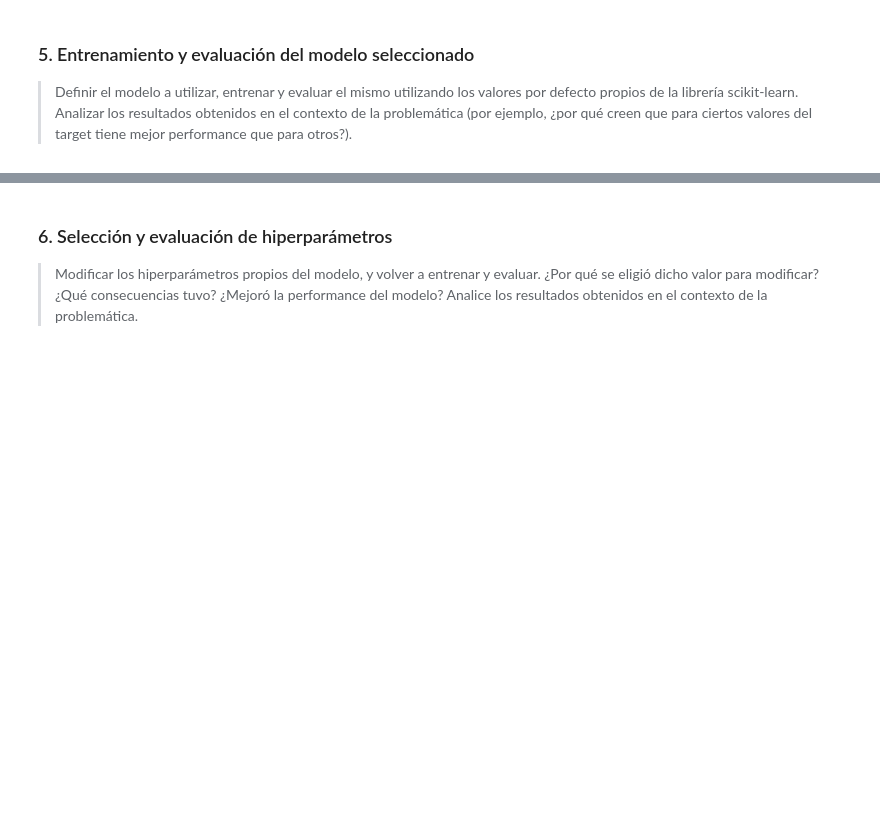
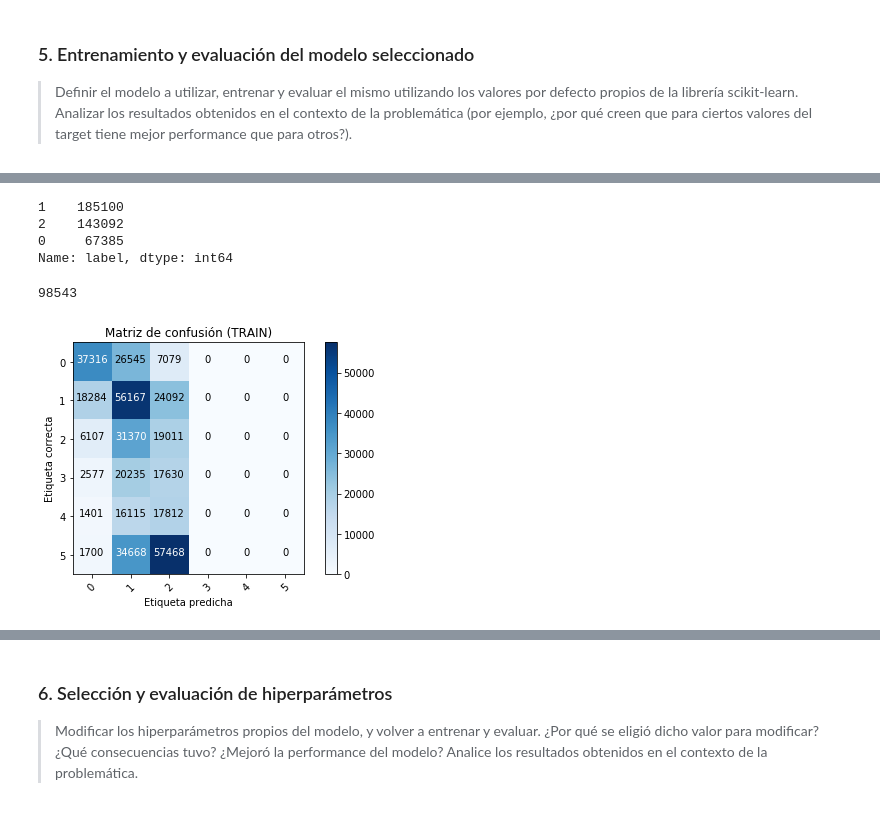
Before and after one commit to NSalina/diplodatos_2019, a Jupyter notebook: mentoria_envios/Practico3_IAA_Mentoria_cuando_llega.ipynb, the cells around one changed output, grey strips where cells are left out. Saved outputs shown, nothing was run; the diff lists cells and outputs as text; code cells hidden in the pictures; blank space fills up the shorter version.

Commit message:
avances poco prolijos pero con pruebas sobre modelos

```diff
--- a/mentoria_envios/Practico3_IAA_Mentoria_cuando_llega.ipynb
+++ b/mentoria_envios/Practico3_IAA_Mentoria_cuando_llega.ipynb
@@ -266,0 +314,10 @@ Name: ds_train, dtype: float64
+# %%
+sample_size = 100/100
+train_sample_size = int(ds_train.shape[0]*sample_size) - 1
+ds_train_sample = ds_train.loc[0:train_sample_size,:]
+# %%
+features = ds_train_sample[selected_features]
+labels = ds_train_sample['shipment_days_category']
+# %%
+sgdc_linear = linear_model.SGDClassifier(random_state=0)
+sgdc_linear.fit(features,labels)
@@ -266,0 +331,3 @@ Name: ds_train, dtype: float64
+# %%
+y_pred = sgdc_linear.predict(features)
+print(classification_report(labels, y_pred,labels=TARGET_CLASES, output_dict = False))
@@ -266,0 +357,17 @@ Name: ds_train, dtype: float64
+# %%
+pd.DataFrame({'label':y_pred}).label.value_counts(normalize=False)
+# %% [output]
+1    185100
+2    143092
+0     67385
+Name: label, dtype: int64
+# %%
+# validando los labels
+18284+56167+24092
+# %% [output]
+98543
+# %%
+plot_confusion_matrix(confusion_matrix(labels, y_pred),
+                          classes=TARGET_CLASES, title="Matriz de confusión (TRAIN)")
+# %% [output]
+[figure, added]
```
Also changed, not shown: parts of 26 cells of this notebook.
